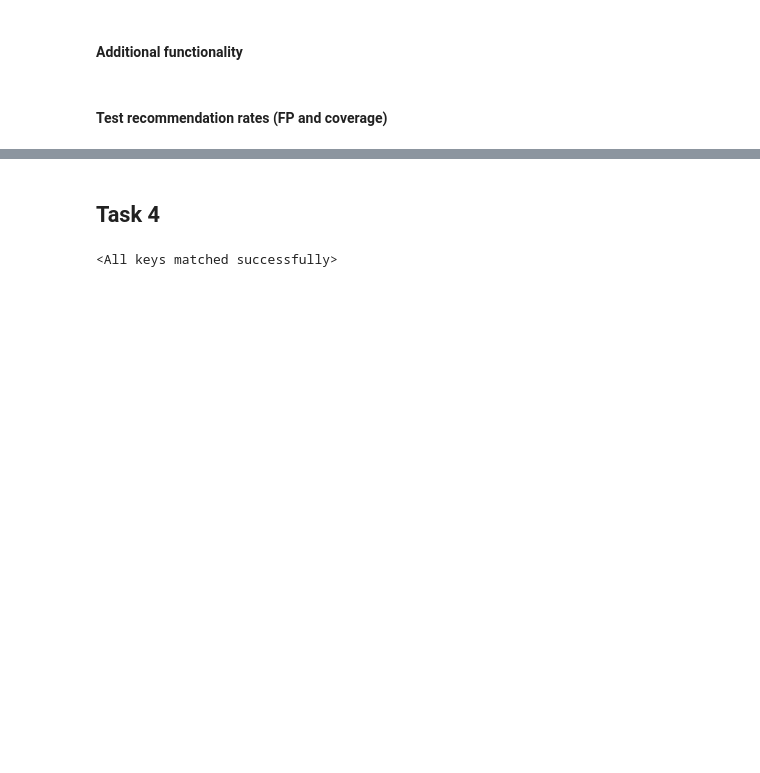
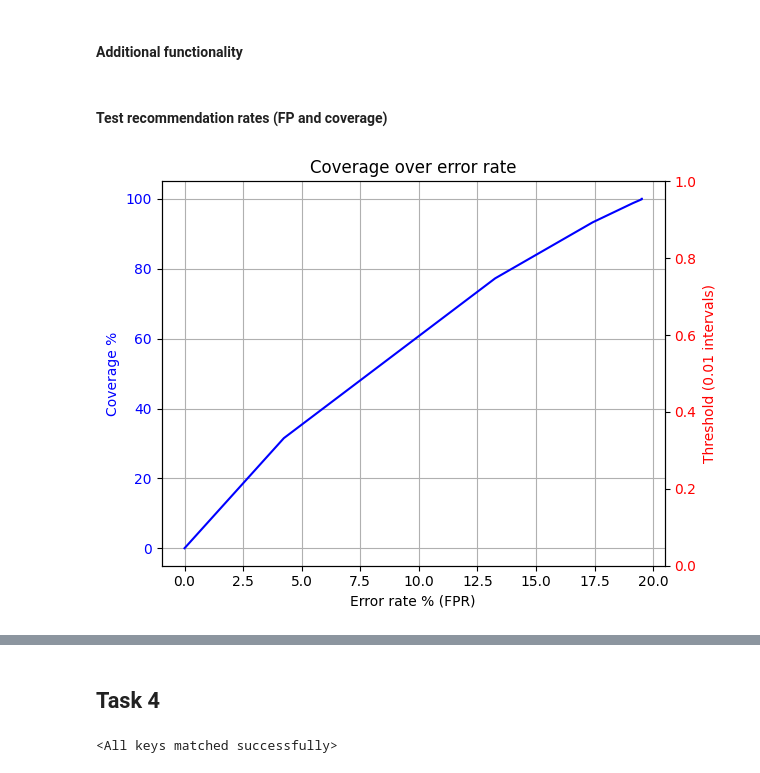
Before and after one commit to Pimsel/2AMM10-Assignments, a Jupyter notebook: ass1_skeleton.ipynb, the cells around one changed output, grey strips where cells are left out. Saved outputs shown, nothing was run; the diff lists cells and outputs as text; code cells hidden in the pictures; blank space fills up the shorter version.

Commit message:
New plot

```diff
--- a/ass1_skeleton.ipynb
+++ b/ass1_skeleton.ipynb
@@ -680,32 +680,34 @@ def test3(threshold, top_k=3):
 # %%
 def plot3(save_figure=False):
     threshold_range = np.linspace(start=0.73, stop=1.0, num=28)
     FPR_list, coverage_list = [], []
 
     for t in threshold_range:
         FPR, coverage = test3(threshold=t)
         FPR_list.append(round(FPR*100, 2))
         coverage_list.append(round(coverage*100, 2))
 
     fig, ax1 = plt.subplots()
-    ax1.plot(coverage_list, FPR_list, color='b', label="FPR vs. Coverage")
-    ax1.set_xlabel("Coverage %")
-    ax1.set_ylabel("Error rate % (FPR)", color='b')
+    ax1.plot(FPR_list, coverage_list, color='b', label="FPR vs. Coverage")
+    ax1.set_xlabel("Error rate % (FPR)")
+    ax1.set_ylabel("Coverage %", color='b')
     ax1.tick_params(axis='y', labelcolor='b')
     ax1.grid(True, which="both")
-    ax1.set_title("Error rate over coverage")
+    ax1.set_title("Coverage over error rate")
 
     ax2 = ax1.twinx()
     ax2.set_ylabel("Threshold (0.01 intervals)", color='r')
     ax2.tick_params(axis='y', labelcolor='r')
 
     fig.tight_layout()
     if save_figure:
         plt.savefig("Task3_plot.png", dpi=300, bbox_inches="tight")
     plt.show()
 
 # Uncomment to run
 plot3(save_figure=True)
+# %% [output]
+[figure, added]
 # %%
 def find_threshold_for_target_error(target_error_rate=0.10, top_k=3):
     threshold_range = np.linspace(start=0.5, stop=1.0, num=50)
```
Also changed, not shown: parts of 5 cells of this notebook, 1 other file.
